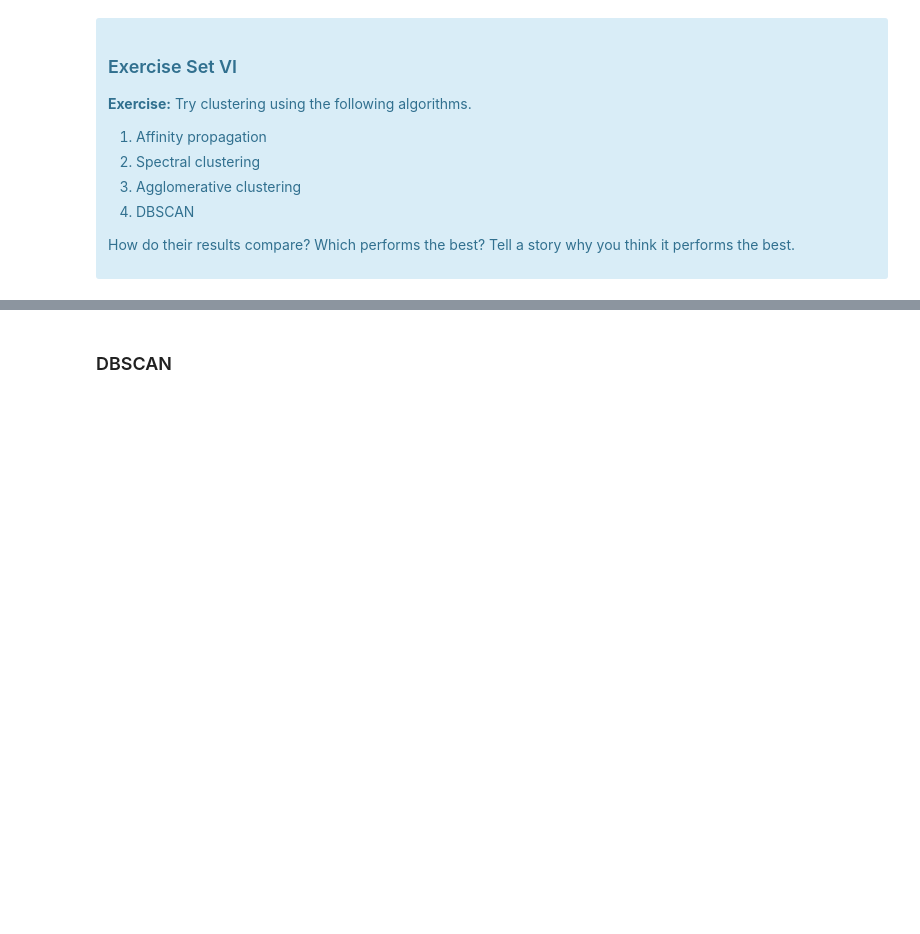
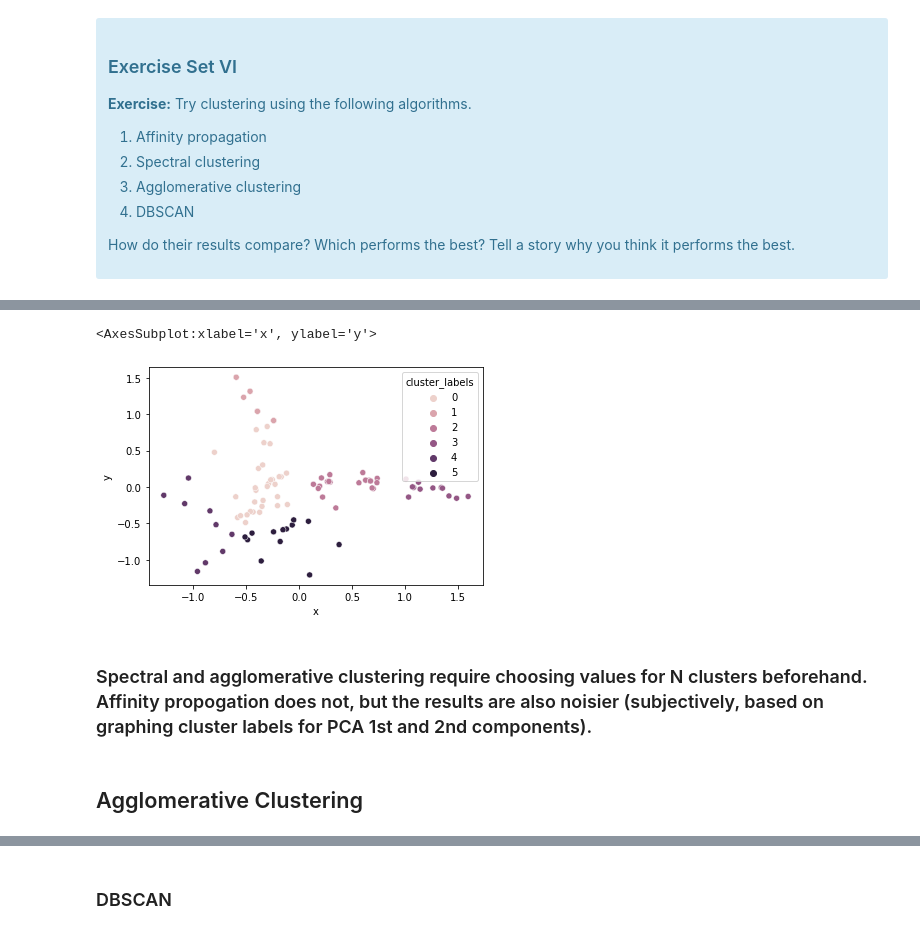
Before and after one commit to josephplpriest/springboard, a Jupyter notebook: case_studies/k-means_clustering_case_study/Clustering Case Study - Customer Segmentation with K-Means - Tier 3.ipynb, the cells around one changed output, grey strips where cells are left out. Drawn from its saved outputs; the diff is of its cells as text; code cells hidden in the pictures; blank space fills up the shorter version.

```diff
--- a/case_studies/k-means_clustering_case_study/Clustering Case Study - Customer Segmentation with K-Means - Tier 3.ipynb
+++ b/case_studies/k-means_clustering_case_study/Clustering Case Study - Customer Segmentation with K-Means - Tier 3.ipynb
@@ -588,0 +640,9 @@ Source: http://scikit-learn.org/stable/modules/clustering.html
+# %%
+from sklearn.cluster import SpectralClustering
+
+
+sc = SpectralClustering(n_clusters=6).fit(df[["x","y"]])
+
+df["cluster_labels"] = sc.labels_
+
+df.head()
@@ -588,0 +656,9 @@ Source: http://scikit-learn.org/stable/modules/clustering.html
+# %%
+sns.scatterplot(data=df, x="x", y="y", hue="cluster_labels")
+# %% [output]
+<AxesSubplot:xlabel='x', ylabel='y'>
+[figure, added]
+# %% [markdown]
+### Spectral and agglomerative clustering require choosing values for N clusters beforehand. Affinity propogation does not, but the results are also noisier (subjectively, based on graphing cluster labels for PCA 1st and 2nd components).
+# %% [markdown]
+## Agglomerative Clustering
```
Also changed, not shown: parts of 34 cells of this notebook, 13 other files.
